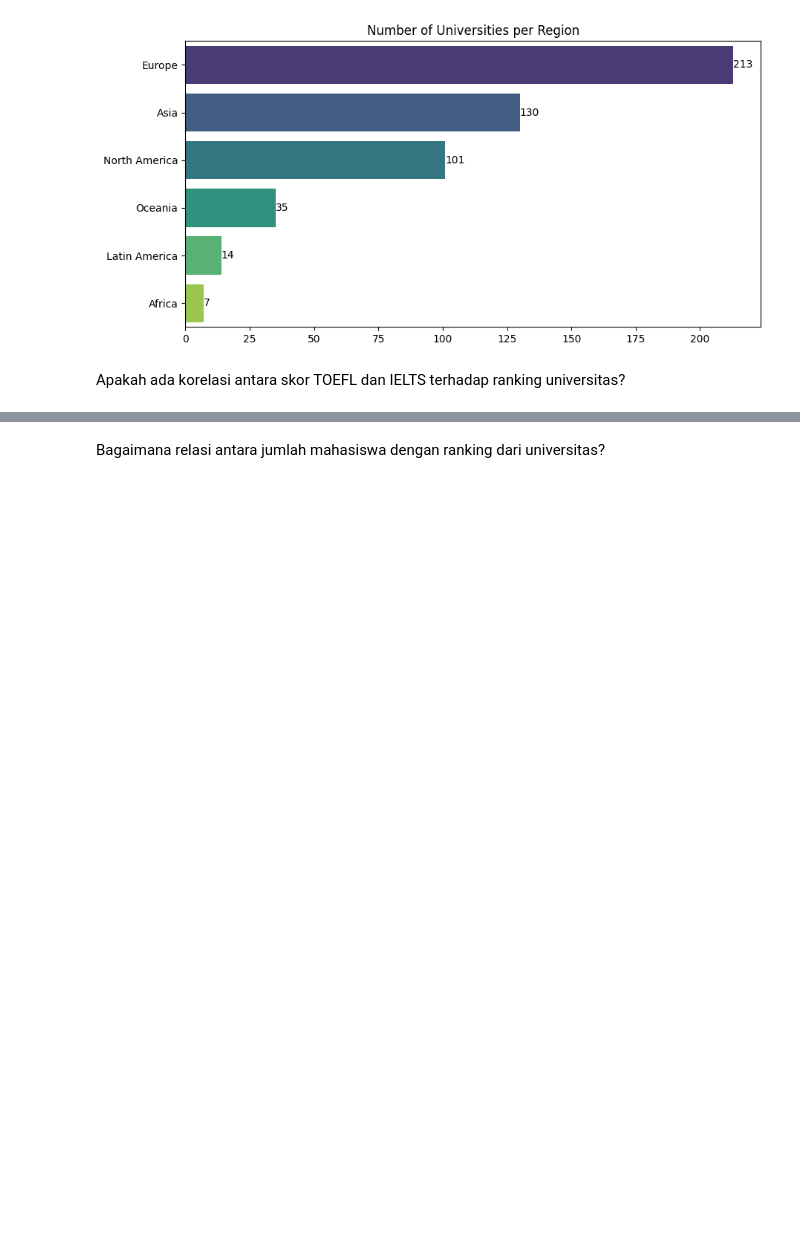
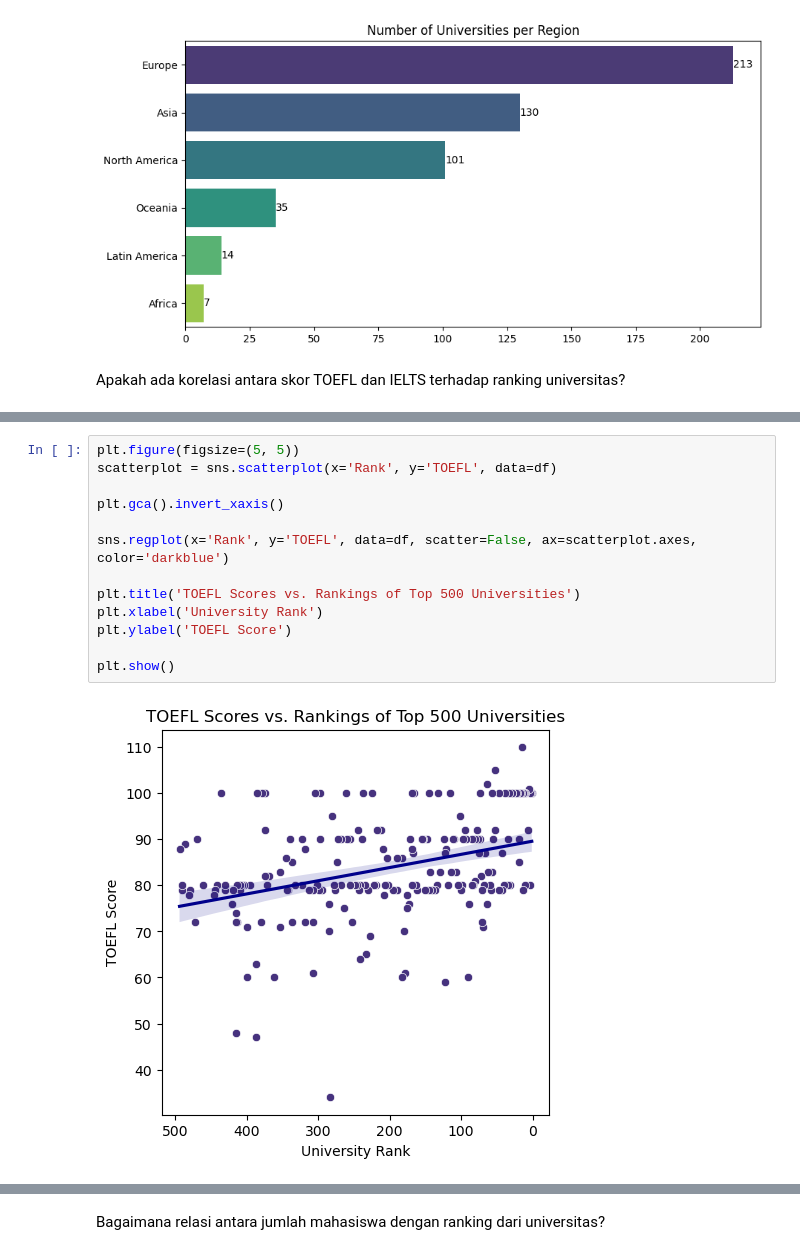
Before and after one commit to NandoAACF/End-to-End-Data-Pipeline, a Jupyter notebook: MainNotebook.ipynb, the cells around one changed output, grey strips where cells are left out. Saved outputs shown, nothing was run; the diff lists cells and outputs as text; blank space fills up the shorter version.

```diff
--- a/MainNotebook.ipynb
+++ b/MainNotebook.ipynb
@@ -274,0 +259,15 @@ plt.show()
+# %%
+plt.figure(figsize=(5, 5))
+scatterplot = sns.scatterplot(x='Rank', y='TOEFL', data=df)
+
+plt.gca().invert_xaxis()
+
+sns.regplot(x='Rank', y='TOEFL', data=df, scatter=False, ax=scatterplot.axes, color='darkblue')
+
+plt.title('TOEFL Scores vs. Rankings of Top 500 Universities')
+plt.xlabel('University Rank')
+plt.ylabel('TOEFL Score')
+
+plt.show()
+# %% [output]
+[figure, added]
```
Also changed, not shown: parts of 23 cells of this notebook, 2 other files.
